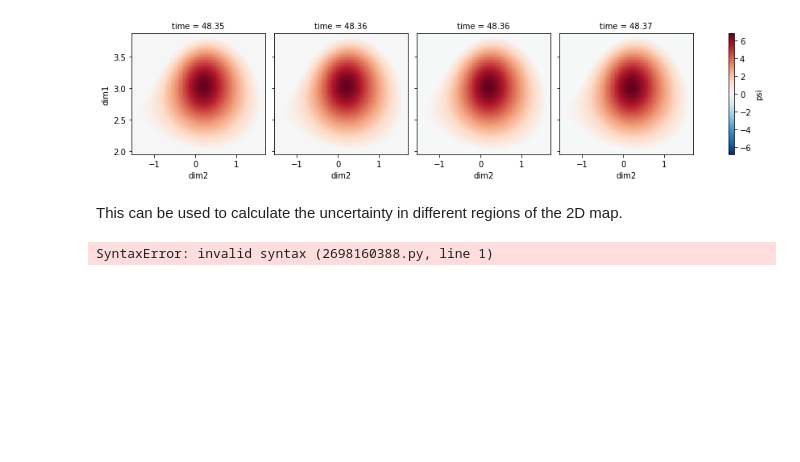
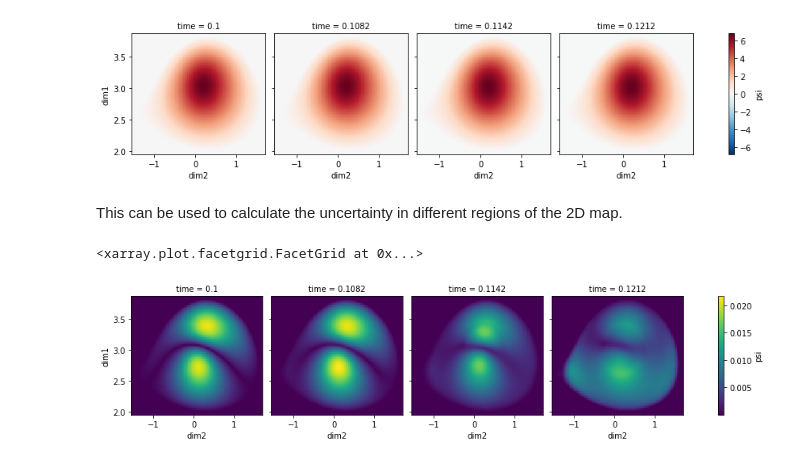
Before and after one commit to duqtools/duqtools, a Jupyter notebook: docs/examples/xarray-2D.ipynb, the cells around one changed output. Cells and saved outputs as stored; diff of their text form; code cells hidden in the pictures; blank space fills up the shorter version.

```diff
--- a/docs/examples/xarray-2D.ipynb
+++ b/docs/examples/xarray-2D.ipynb
@@ -133,3 +138,8 @@ _ = [
+# %%
+from duqtools.ids import standardize_time
+
+for ds in datasets:
+    standardize_time(ds, start=0.1)
 # %% [markdown]
 ## Time rebasing
 
@@ -195,8 +205,9 @@ mean['psi'].plot(col='time')
 # %% [markdown]
 This can be used to calculate the uncertainty in different regions of the 2D map.
 # %%
-std = dataset..isel(time=[0,1,2,3]).std(dim='run')
+std = dataset.isel(time=[0,1,2,3]).std(dim='run')
 
 std['psi'].plot(col='time')
 # %% [output]
-SyntaxError: invalid syntax (2698160388.py, line 1)
+<xarray.plot.facetgrid.FacetGrid at 0x...>
+[figure, added]
```
Also changed, not shown: parts of 3 cells of this notebook, 6 other files.
